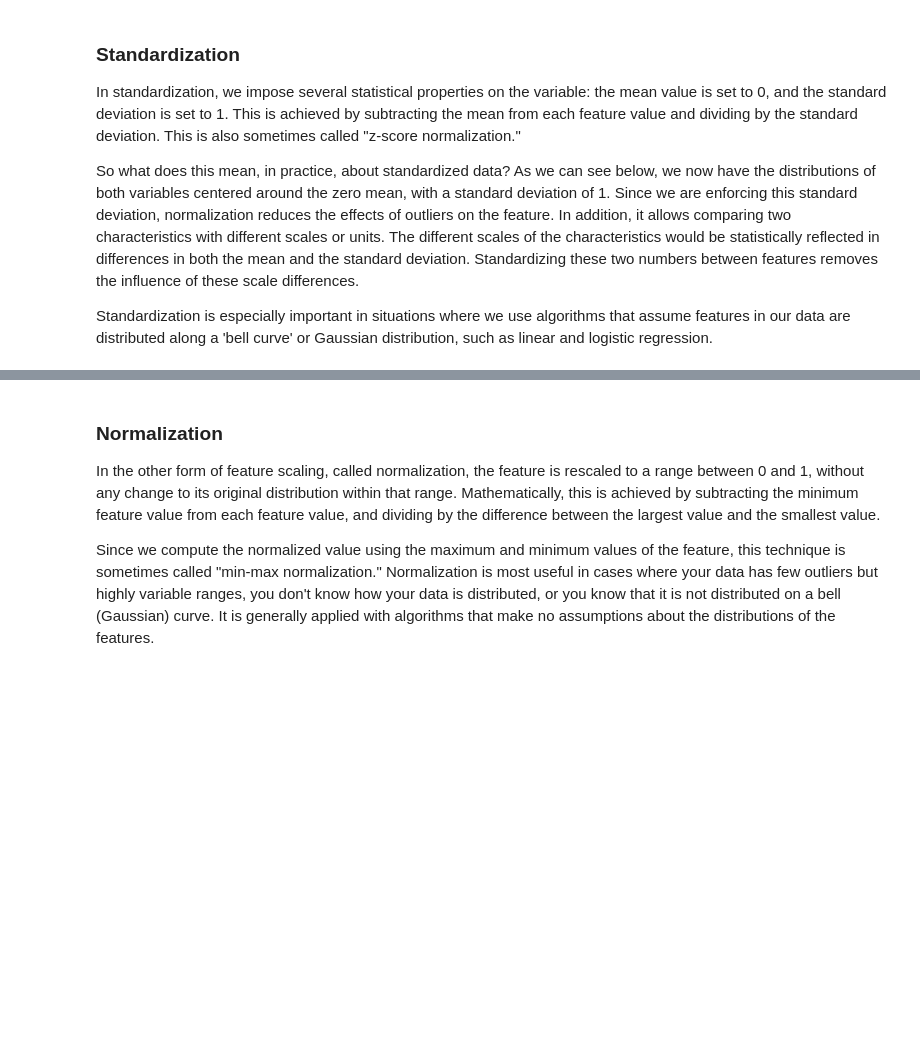
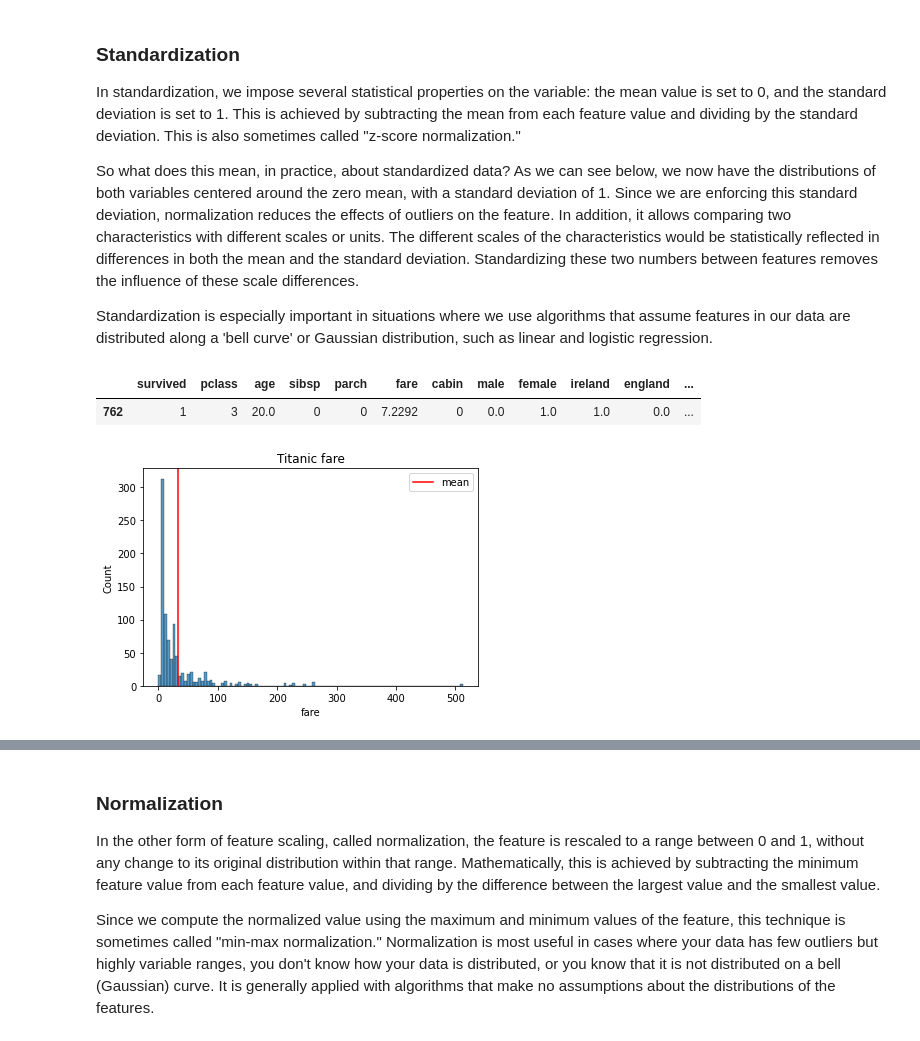
Before and after one commit to Ironhack-data-bcn-january-2024/lectures, a Jupyter notebook: week-7/04-Feature_engineering.ipynb, the cells around one changed output, grey strips where cells are left out. Drawn from its saved outputs; the diff is of its cells as text; code cells hidden in the pictures; blank space fills up the shorter version.

```diff
--- a/week-7/04-Feature_engineering.ipynb
+++ b/week-7/04-Feature_engineering.ipynb
@@ -604,5 +909,23 @@ In standardization, we impose several statistical properties on the variable: th
 So what does this mean, in practice, about standardized data? As we can see below, we now have the distributions of both variables centered around the zero mean, with a standard deviation of 1. Since we are enforcing this standard deviation, normalization reduces the effects of outliers on the feature. In addition, it allows comparing two characteristics with different scales or units. The different scales of the characteristics would be statistically reflected in differences in both the mean and the standard deviation. Standardizing these two numbers between features removes the influence of these scale differences.
 
 Standardization is especially important in situations where we use algorithms that assume features in our data are distributed along a 'bell curve' or Gaussian distribution, such as linear and logistic regression.
+# %%
+df_2 = all_together_bad_practice ()
 # %%
 from sklearn.preprocessing import StandardScaler
+# %%
+se = StandardScaler()
+# %%
+df_2["fare_standarized"] = se.fit_transform(df_2["fare"].values.reshape(-1,1))
+# %%
+df_2.sample()
+# %% [output]
+|  | survived | pclass | age | sibsp | parch | fare | cabin | male | female | ireland | england | ... |
+| 762 | 1 | 3 | 20.0 | 0 | 0 | 7.2292 | 0 | 0.0 | 1.0 | 1.0 | 0.0 | ... |
+# %%
+sns.histplot(x = df_2["fare"])
+plt.title("Titanic fare")
+plt.axvline(df_2.fare.mean(), label="mean", color="red")
+plt.legend();
+# %% [output]
+[figure, added]
```
Also changed, not shown: parts of 138 cells of this notebook, 5 other files.
